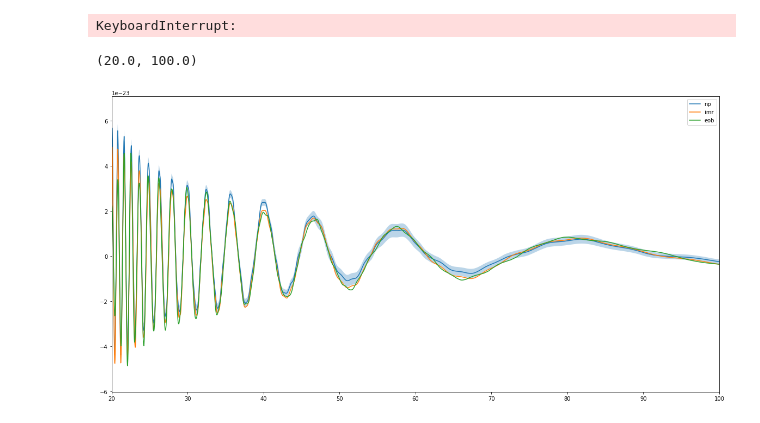
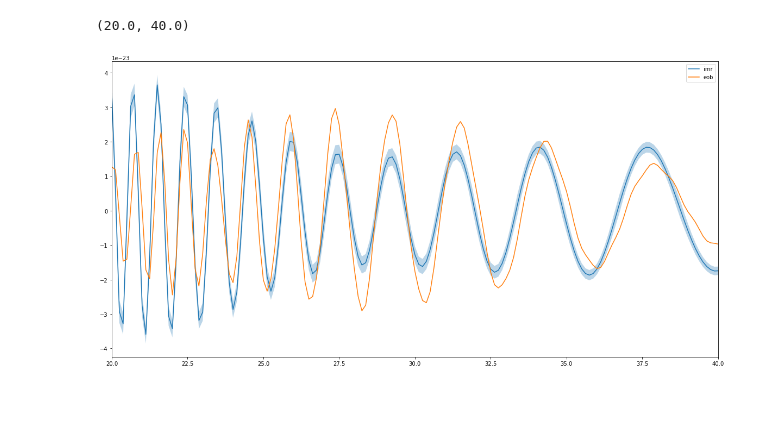
Before and after one commit to MarinerQ/npf_GWwaveform, a Jupyter notebook: gw/training/fd/npwavegen.ipynb, the cells around one changed output. Saved outputs shown, nothing was run; the diff lists cells and outputs as text; code cells hidden in the pictures.

Commit message:
look error bar

```diff
--- a/gw/training/fd/npwavegen.ipynb
+++ b/gw/training/fd/npwavegen.ipynb
@@ -28,8 +30,8 @@ os.chdir('/Users/qianhu/Documents/Glasgow/research/np_waveform/npf_GWwaveform/')
 from gw.utils import gwutils as npgwutils
 # %%
-duration=32
+duration=32/4
 f_lower=10*2
-sampling_frequency=4096
+sampling_frequency=4096/2
 ifos = bilby.gw.detector.InterferometerList(['L1'])
 det = ifos[0]
 det.duration = duration
@@ -39,9 +41,9 @@ mask = det.frequency_mask
 freq_array = det.frequency_array[mask]
 
 injection_parameters = {'chirp_mass': 20,
- 'mass_ratio': 0.8,
- 'a_1': 0.18817513918906,
- 'a_2': 0.1618136183509149,
+ 'mass_ratio': 1,
+ 'a_1': 0.48817513918906,
+ 'a_2': 0.3618136183509149,
  'tilt_1': 1.5721118014736555,
  'tilt_2': 0.6209483780316792,
  'phi_12': 0.497541312882614,
@@ -54,8 +56,8 @@ injection_parameters = {'chirp_mass': 20,
  'luminosity_distance': 320,
  'geocent_time': 1256779567.5339382}
 
-approx = 'IMRPhenomXPHM'
-approx_under = 'SEOBNRv4PHM'
+approx = 'IMRPhenomPv2' # IMRPhenomXPHM IMRPhenomPv2
+approx_under = 'SEOBNRv4P' # SEOBNRv4PHM SEOBNRv4
 f_ref = 50
 f_lower = 20
 waveform_arguments = dict(waveform_approximant=approx,
@@ -78,8 +80,17 @@ waveform_generator_under = bilby.gw.WaveformGenerator(
 h_dict_imr = waveform_generator.frequency_domain_strain(injection_parameters)
 h_dict_eob = waveform_generator_under.frequency_domain_strain(injection_parameters)
 # %%
-np_model_path = '/Users/qianhu/Documents/Glasgow/research/np_waveform/npf_GWwaveform/gw/trained_models/FULLFD_IMREOB_PHM_q25a8M40_2N10k/'
+# local
+# PHM: '/Users/qianhu/Documents/Glasgow/research/np_waveform/npf_GWwaveform/gw/trained_models/FULLFD_IMREOB_PHM_q25a8M40_2N10k/'
+# P: '/Users/qianhu/Documents/Glasgow/research/np_waveform/npf_GWwaveform/gw/trained_models/FULLFD_IMREOB_P_q25a8M40_2N10k/'
+
+# cit
+# PHM: '/home/qian.hu/neuron_process_waveform/npf_GWwaveform/gw/trained_models/FULLFD_IMREOB_PHM_q25a8M40_2N10k/'
+# P: '/home/qian.hu/neuron_process_waveform/npf_GWwaveform/gw/trained_models/FULLFD_IMREOB_P_q25a8M40_2N10k/'
+np_model_path = '/home/qian.hu/neuron_process_waveform/npf_GWwaveform/gw/trained_models/FULLFD_IMREOB_P_q25a8M40_2N10k/'
 waveform_generator_np = npgwutils.NPWaveformGenerator(model_path=np_model_path,context_waveform_generator=waveform_generator,device='cpu')
+
+waveform_generator_np2 = npgwutils.NPWaveformGenerator(model_path=np_model_path,context_waveform_generator=waveform_generator_under,device='cpu')
 # %% [output]
 --- Loading plus_real/ConvCNP/run_0 ---
 
@@ -99,7 +112,7 @@ cross_imag/ConvCNP/run_0 | best epoch: 48 | train loss: 10610.8782 | valid loss:
 # %%
 h_dict, error_dict = waveform_generator_np.frequency_domain_strain(injection_parameters)
+
+h_dict2, error_dict2 = waveform_generator_np2.frequency_domain_strain(injection_parameters)
-# %% [output]
-KeyboardInterrupt:
 # %%
 
 def my_inner_product(hf1,hf2,det,flag):
@@ -166,17 +179,23 @@ for key in ['plus', 'cross']:
 # %%
 plt.figure(figsize=(20,10))
 
-mode = 'plus'
-plt.plot(waveform_generator.frequency_array, np.imag(h_dict[mode]), label='np')
+mode = 'cross'
+'''
+plt.plot(waveform_generator.frequency_array, np.real(h_dict[mode]), label='np')
 plt.fill_between(waveform_generator.frequency_array,
-                 np.imag(h_dict[mode]-error_dict[mode]),np.imag(h_dict[mode]+error_dict[mode]),
+                 np.real(h_dict[mode]-error_dict[mode]),np.real(h_dict[mode]+error_dict[mode]),
+                 alpha=0.3 )
+'''
+plt.plot(waveform_generator.frequency_array, np.real(h_dict_imr[mode]), label='imr')
+plt.fill_between(waveform_generator.frequency_array,
+                 np.real(h_dict_imr[mode]-error_dict[mode]),np.real(h_dict_imr[mode]+error_dict[mode]),
                  alpha=0.3 )
 
-plt.plot(waveform_generator.frequency_array, np.imag(h_dict_imr[mode]), label='imr')
-plt.plot(waveform_generator.frequency_array, np.imag(h_dict_eob[mode]), label='eob')
+plt.plot(waveform_generator.frequency_array, np.real(h_dict_eob[mode]), label='eob')
 
 plt.legend()
-plt.xlim(20,100)
+#plt.xlim(40,100)
+plt.xlim(20,40)
 # %% [output]
-(20.0, 100.0)
+(20.0, 40.0)
-[figure, old version]
+[figure, new version]
```
Also changed, not shown: parts of 8 cells of this notebook, 2 other files.
